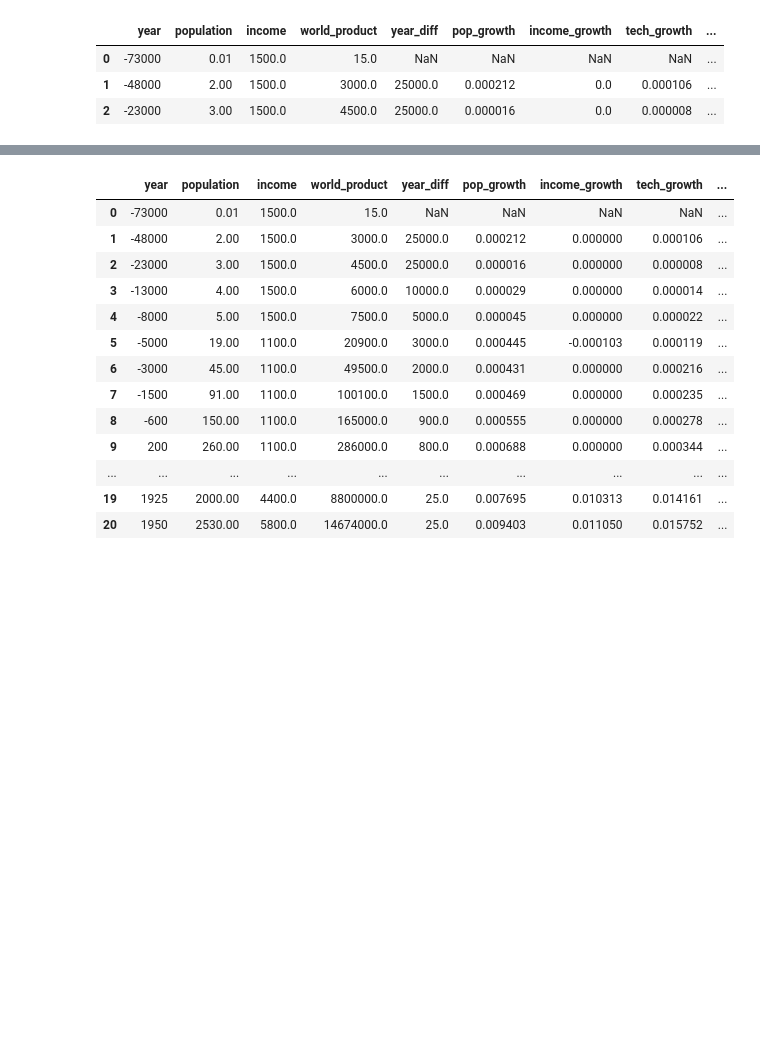
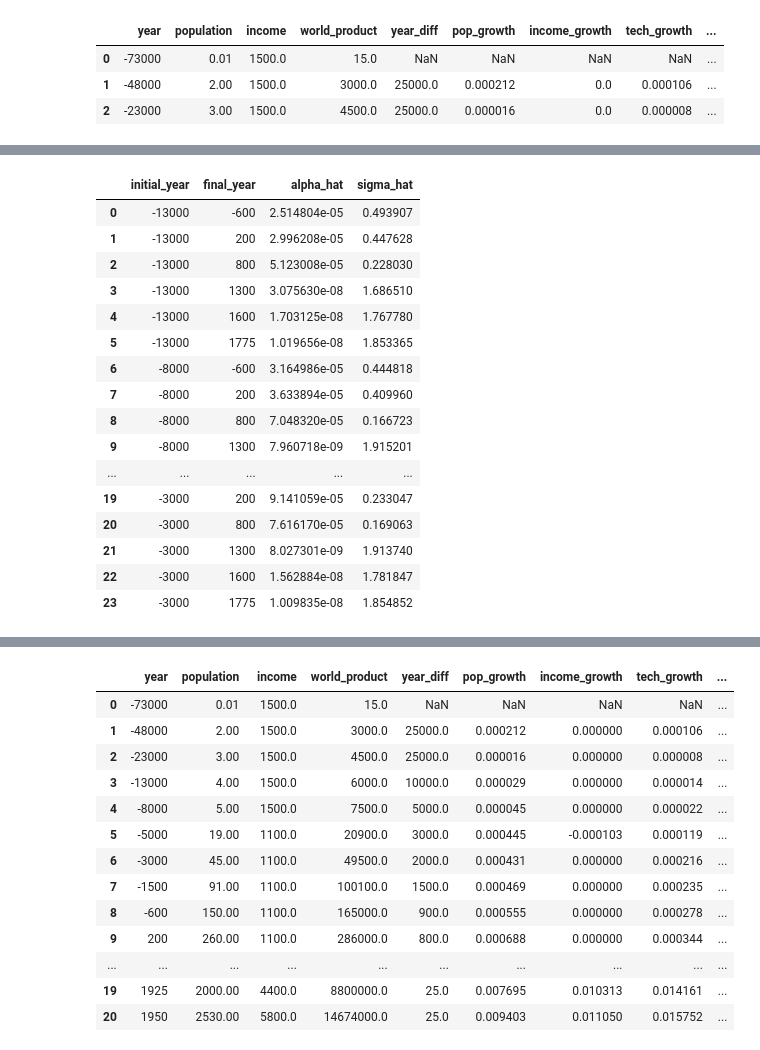
Before and after one commit to braddelong/working_20251227, a Jupyter notebook: 2027-03-18-alpha-sigma-two-heads-plus-stepping-on-toes-econ-196-week-7-1875-hinge-of-history.ipynb, the cells around one changed output, grey strips where cells are left out. Drawn from its saved outputs; the diff is of its cells as text; code cells hidden in the pictures; blank space fills up the shorter version.

```diff
--- a/2027-03-18-alpha-sigma-two-heads-plus-stepping-on-toes-econ-196-week-7-1875-hinge-of-history.ipynb
+++ b/2027-03-18-alpha-sigma-two-heads-plus-stepping-on-toes-econ-196-week-7-1875-hinge-of-history.ipynb
@@ -234,0 +269,46 @@ Estimation window: -5000 to 200
+# %%
+# Loop over specified initial and final years, collecting (initial_year, final_year, alpha_hat, sigma_hat)
+
+results = []
+
+initial_years = [-13000, -8000, -5000, -3000]
+final_years   = [-600, 200, 800, 1300, 1600, 1775]
+
+for iy in initial_years:
+    for fy in final_years:
+        try:
+            alpha_hat, sigma_hat, df_est = estimate_alpha_sigma(
+                human_history_df=human_history_df,
+                initial_year=iy,
+                final_year=fy,
+                show_results=False
+            )
+            results.append({
+                "initial_year": iy,
+                "final_year": fy,
+                "alpha_hat": alpha_hat,
+                "sigma_hat": sigma_hat
+            })
+        except Exception as e:
+            print(f"Skipping initial_year={iy}, final_year={fy}: {e}")
+
+alpha_sigma_table = pd.DataFrame(results, columns=["initial_year", "final_year", "alpha_hat", "sigma_hat"])
+alpha_sigma_table
+# %% [output]
+|  | initial_year | final_year | alpha_hat | sigma_hat |
+| 0 | -13000 | -600 | 2.514804e-05 | 0.493907 |
+| 1 | -13000 | 200 | 2.996208e-05 | 0.447628 |
+| 2 | -13000 | 800 | 5.123008e-05 | 0.228030 |
+| 3 | -13000 | 1300 | 3.075630e-08 | 1.686510 |
+| 4 | -13000 | 1600 | 1.703125e-08 | 1.767780 |
+| 5 | -13000 | 1775 | 1.019656e-08 | 1.853365 |
+| 6 | -8000 | -600 | 3.164986e-05 | 0.444818 |
+| 7 | -8000 | 200 | 3.633894e-05 | 0.409960 |
+| 8 | -8000 | 800 | 7.048320e-05 | 0.166723 |
+| 9 | -8000 | 1300 | 7.960718e-09 | 1.915201 |
+| ... | ... | ... | ... | ... |
+| 19 | -3000 | 200 | 9.141059e-05 | 0.233047 |
+| 20 | -3000 | 800 | 7.616170e-05 | 0.169063 |
+| 21 | -3000 | 1300 | 8.027301e-09 | 1.913740 |
+| 22 | -3000 | 1600 | 1.562884e-08 | 1.781847 |
+| 23 | -3000 | 1775 | 1.009835e-08 | 1.854852 |
```
Also changed, not shown: parts of 30 cells of this notebook, 1 other file.
